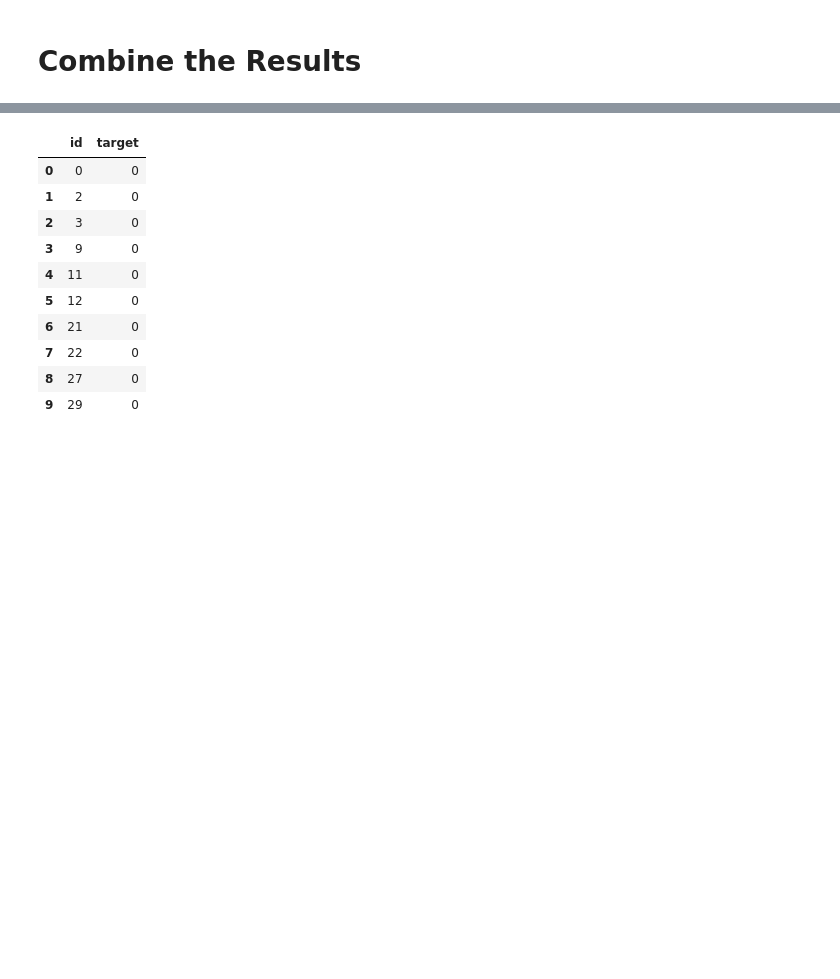
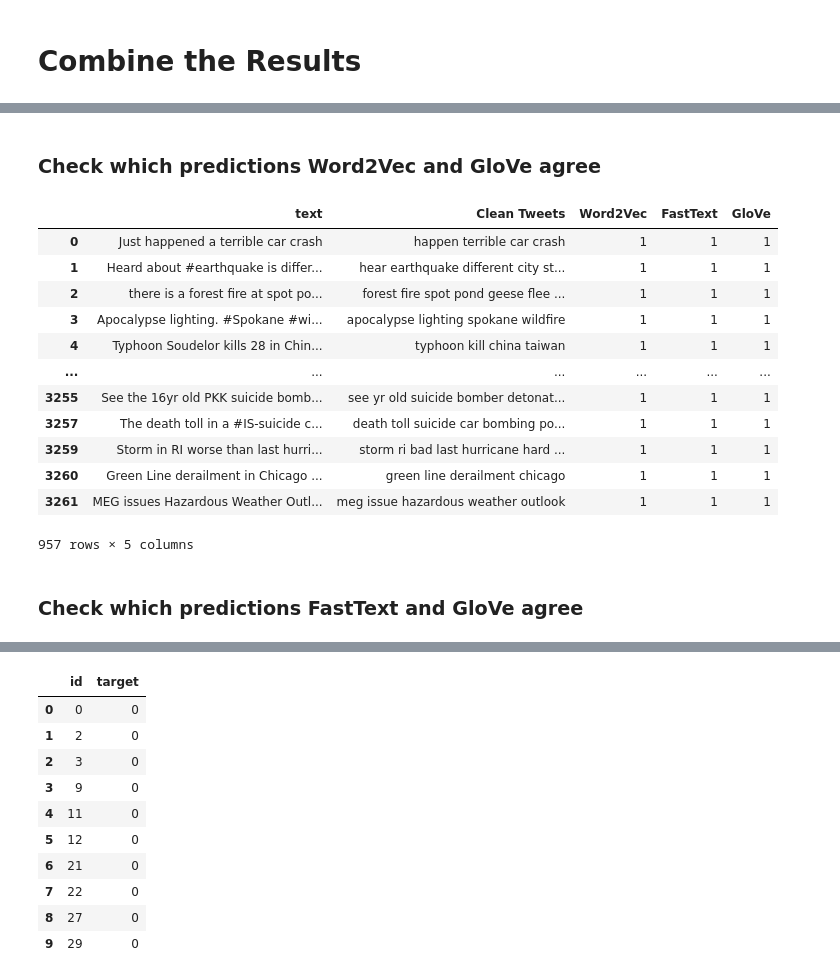
Before and after one commit to AustinYunker/Twitter-Prediction, a Jupyter notebook: Model Test Predictions.ipynb, the cells around one changed output, grey strips where cells are left out. Cells and saved outputs as stored; diff of their text form; code cells hidden in the pictures; blank space fills up the shorter version.

```diff
--- a/Model Test Predictions.ipynb
+++ b/Model Test Predictions.ipynb
@@ -274,0 +251,21 @@ test_df.head(n=15)
+# %% [markdown]
+### Check which predictions Word2Vec and GloVe agree
+# %%
+mask = (test_df["Word2Vec"] == 1) & (test_df["GloVe"] == 1)
+test_df.loc[mask]
+# %% [output]
+|  | text | Clean Tweets | Word2Vec | FastText | GloVe |
+| 0 | Just happened a terrible car crash | happen terrible car crash | 1 | 1 | 1 |
+| 1 | Heard about #earthquake is differ... | hear earthquake different city st... | 1 | 1 | 1 |
+| 2 | there is a forest fire at spot po... | forest fire spot pond geese flee ... | 1 | 1 | 1 |
+| 3 | Apocalypse lighting. #Spokane #wi... | apocalypse lighting spokane wildfire | 1 | 1 | 1 |
+| 4 | Typhoon Soudelor kills 28 in Chin... | typhoon kill china taiwan | 1 | 1 | 1 |
+| ... | ... | ... | ... | ... | ... |
+| 3255 | See the 16yr old PKK suicide bomb... | see yr old suicide bomber detonat... | 1 | 1 | 1 |
+| 3257 | The death toll in a #IS-suicide c... | death toll suicide car bombing po... | 1 | 1 | 1 |
+| 3259 | Storm in RI worse than last hurri... | storm ri bad last hurricane hard ... | 1 | 1 | 1 |
+| 3260 | Green Line derailment in Chicago ... | green line derailment chicago | 1 | 1 | 1 |
+| 3261 | MEG issues Hazardous Weather Outl... | meg issue hazardous weather outlook | 1 | 1 | 1 |
+957 rows × 5 columns
+# %% [markdown]
+### Check which predictions FastText and GloVe agree
```
Also changed, not shown: parts of 36 cells of this notebook.
